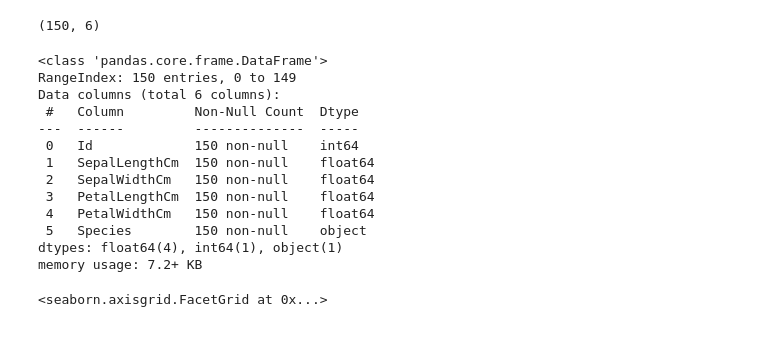
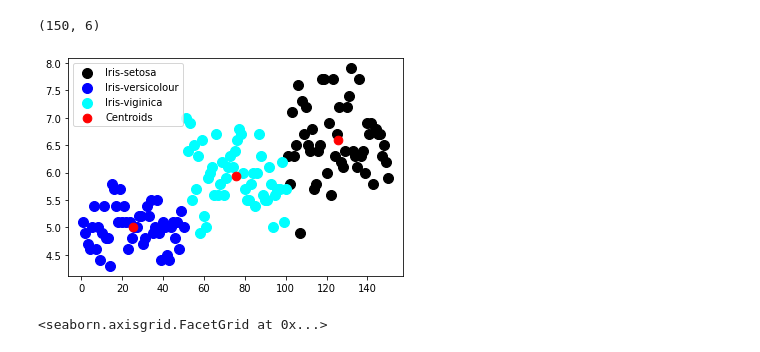
Before and after one commit to Prasanna-Muthuchidambaram/Iris, a Jupyter notebook: Iris_k-means.ipynb, the cells around one changed output. Cells and saved outputs as stored; diff of their text form; code cells hidden in the pictures.

```diff
--- a/Iris_k-means.ipynb
+++ b/Iris_k-means.ipynb
@@ -47,0 +127,4 @@ iris_data.plot(kind='scatter',x='SepalLengthCm', y='SepalWidthCm')
+# %%
+kmeans=KMeans(n_clusters=3,init='k-means++',random_state=0)
+kmeans_y=kmeans.fit_predict(iris_data)
+kmeans_y
@@ -54,22 +145,15 @@ sns.jointplot(x='SepalLengthCm',y='SepalWidthCm', data=iris_data, size=5)
 iris_data.shape
 # %% [output]
 (150, 6)
-# %%
-iris_data.info()
-# %% [output]
-<class 'pandas.core.frame.DataFrame'>
-RangeIndex: 150 entries, 0 to 149
-Data columns (total 6 columns):
- #   Column         Non-Null Count  Dtype
----  ------         --------------  -----
- 0   Id             150 non-null    int64
- 1   SepalLengthCm  150 non-null    float64
- 2   SepalWidthCm   150 non-null    float64
- 3   PetalLengthCm  150 non-null    float64
- 4   PetalWidthCm   150 non-null    float64
- 5   Species        150 non-null    object
-dtypes: float64(4), int64(1), object(1)
-memory usage: 7.2+ KB
+# %%
+plt.scatter(iris_data[kmeans_y == 0,0],iris_data[kmeans_y == 0,1],s=100,c='black',label='Iris-setosa')
+plt.scatter(iris_data[kmeans_y == 1,0],iris_data[kmeans_y == 1,1],s=100,c='blue',label='Iris-versicolour')
+plt.scatter(iris_data[kmeans_y == 2,0],iris_data[kmeans_y == 2,1],s=100,c='cyan',label='Iris-viginica')
+plt.scatter(kmeans.cluster_centers_[:, 0], kmeans.cluster_centers_[:, 1], s = 300, c = 'red',marker='.',label = 'Centroids')
+plt.legend()
+plt.show()
+# %% [output]
+[figure, added]
 # %%
 sns.FacetGrid(iris_data, hue = 'Species', size=5) \
     .map(plt.scatter, 'SepalLengthCm','SepalWidthCm') \
```
Also changed, not shown: parts of 16 cells of this notebook.
